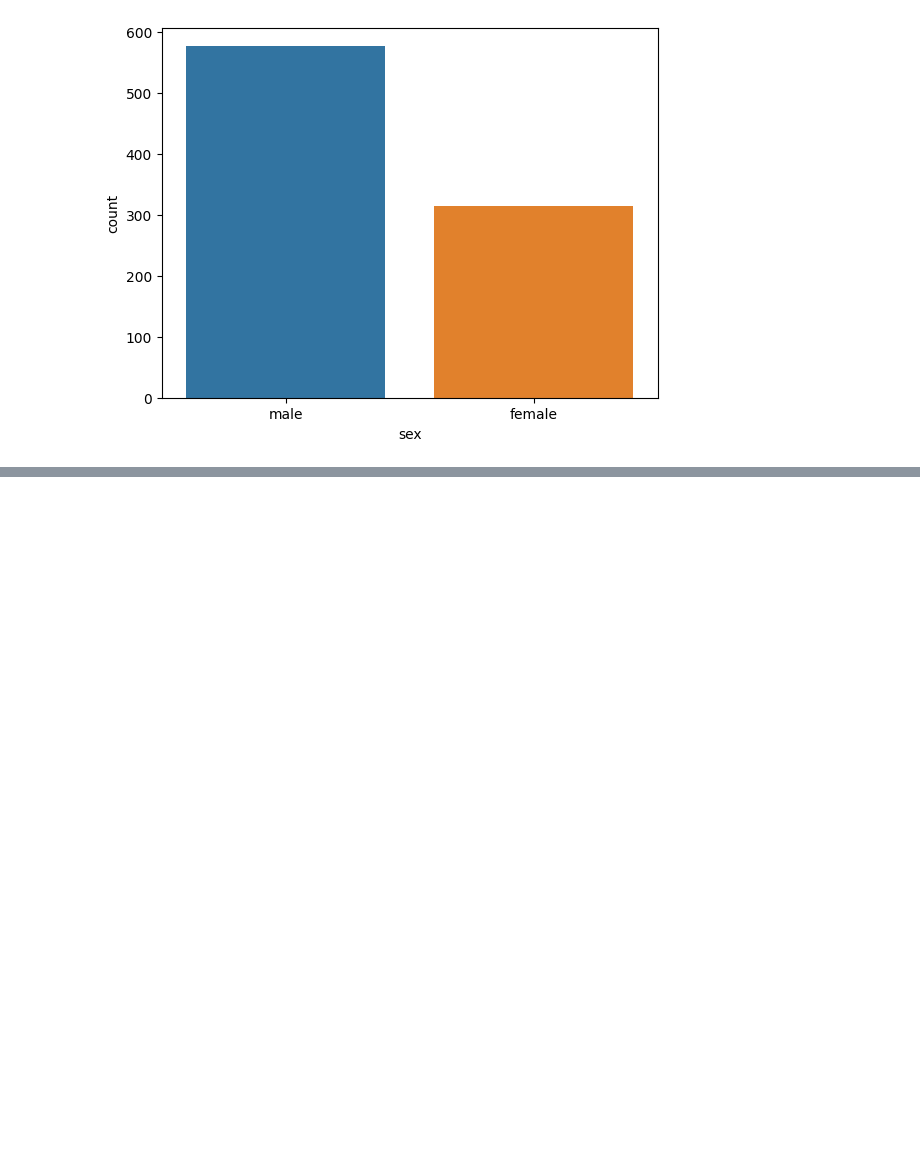
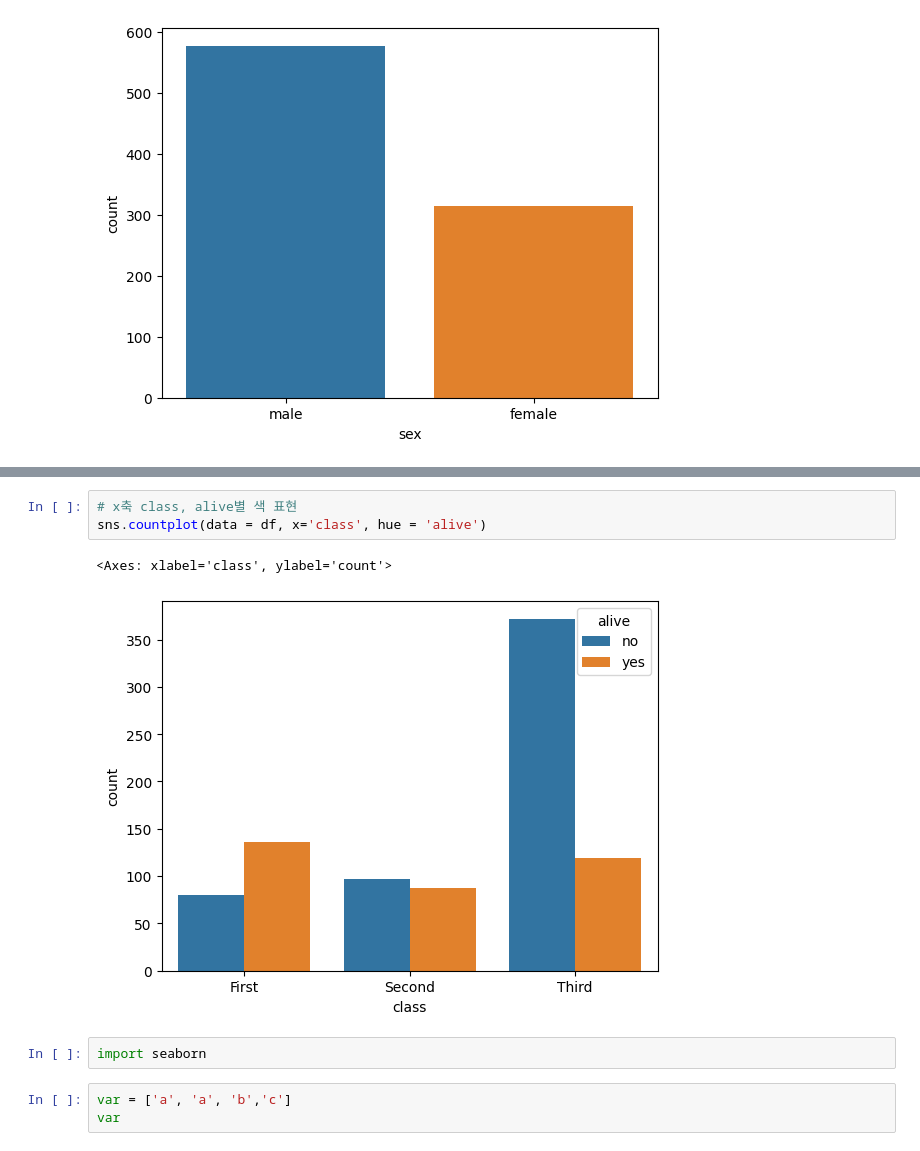
Before and after one commit to simmingyu12/kit_bigdata, a Jupyter notebook: src/chapter03.ipynb, the cells around one changed output, grey strips where cells are left out. Drawn from its saved outputs; the diff is of its cells as text; blank space fills up the shorter version.

```diff
--- a/src/chapter03.ipynb
+++ b/src/chapter03.ipynb
@@ -167,0 +174,11 @@ sns.countplot(data = df, x = 'sex')
+# %%
+# x축 class, alive별 색 표현
+sns.countplot(data = df, x='class', hue = 'alive')
+# %% [output]
+<Axes: xlabel='class', ylabel='count'>
+[figure, added]
+# %%
+import seaborn
+# %%
+var = ['a', 'a', 'b','c']
+var
```
Also changed, not shown: parts of 5 cells of this notebook.
